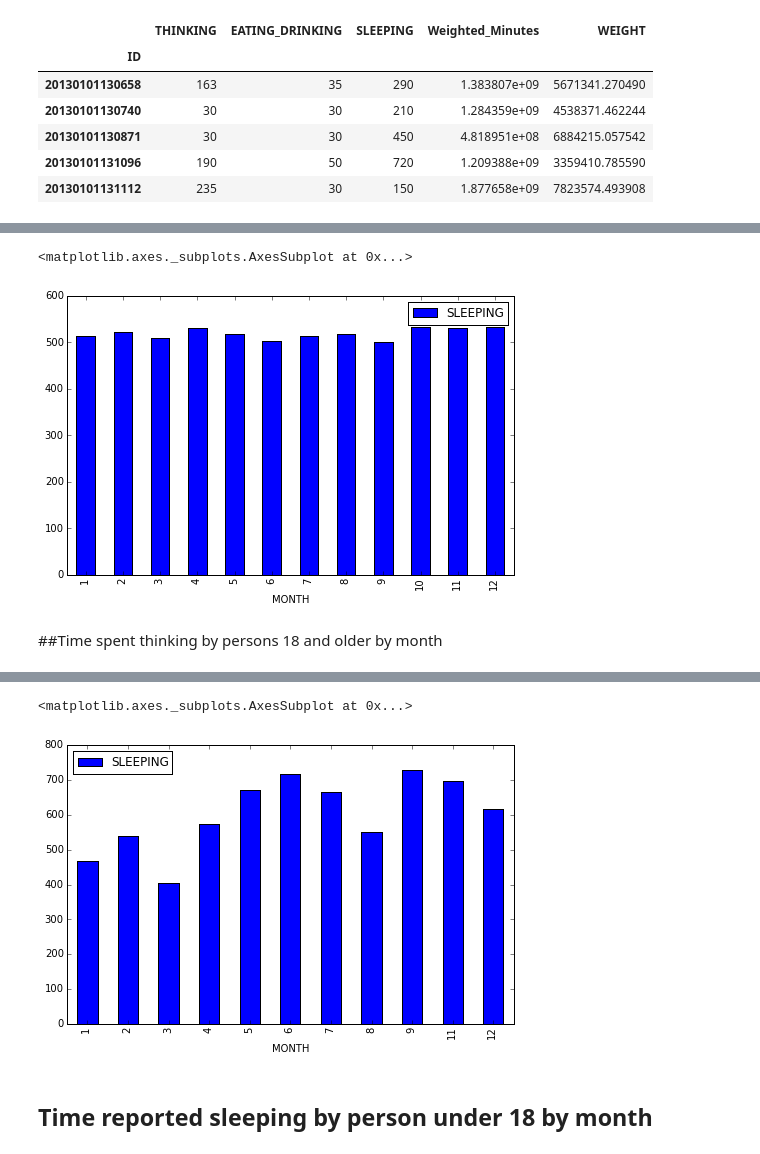
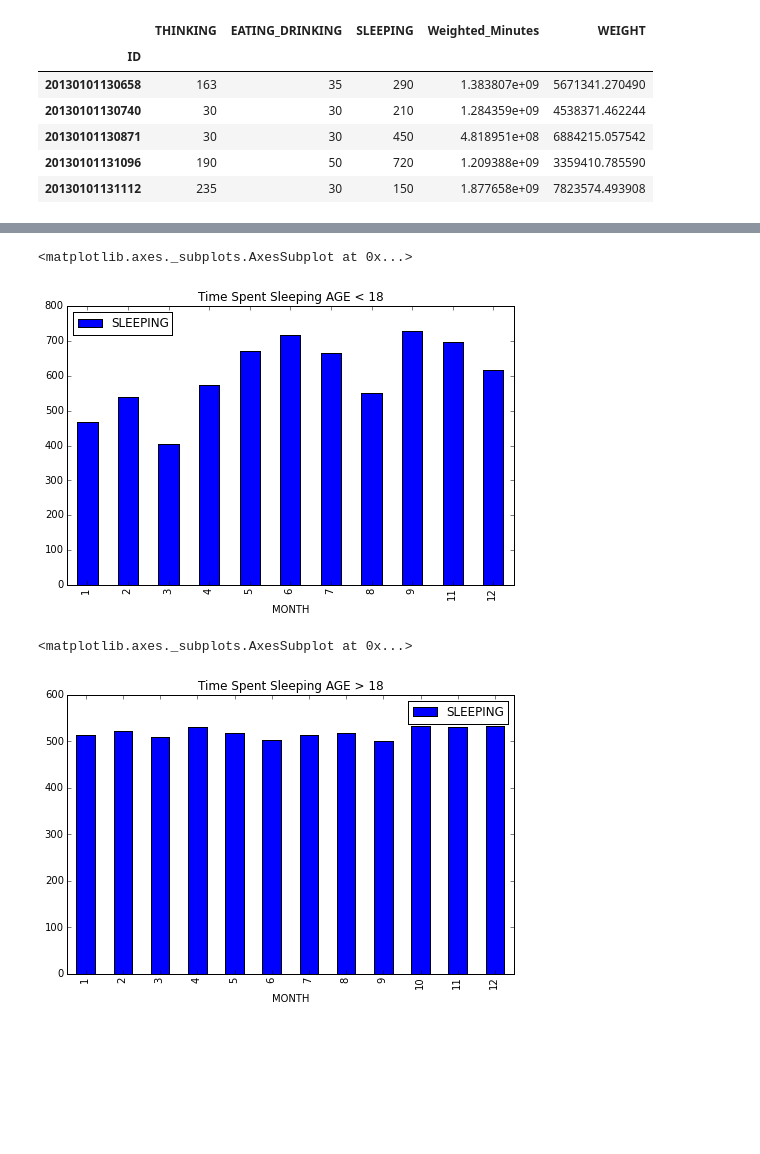
Before and after one commit to tiy-gvl-python/atus-analysis, a Jupyter notebook: Project.ipynb, the cells around one changed output, grey strips where cells are left out. Saved outputs shown, nothing was run; the diff lists cells and outputs as text; code cells hidden in the pictures; blank space fills up the shorter version.

Commit message:
I think this passes requirments

```diff
--- a/Project.ipynb
+++ b/Project.ipynb
@@ -114,11 +98,3 @@ eat.groupby(['MONTH']).mean().plot(kind='bar', figsize=(8,5))
-# %%
-sleep = mer[['SLEEPING', 'MONTH']]
-sleep.groupby(['MONTH']).mean().plot(kind='bar', figsize=(8,5))
-# %% [output]
-<matplotlib.axes._subplots.AxesSubplot at 0x...>
-[figure, removed]
-# %% [markdown]
-##Time spent thinking by persons 18 and older by month
 # %%
 kf = summary
 kf = kf[kf.AGE < 18]
@@ -127,9 +103,9 @@ kf = kf[kf.EATING_DRINKING > 0]
 kf = kf[['ID', 'THINKING', 'EATING_DRINKING', 'SLEEPING', 'Weighted_Minutes', 'WEIGHT']]
 kf.index = kf.ID
 # %%
-nf = kf[['THINKING', 'EATING_DRINKING', 'SLEEPING', 'Weighted_Minutes', 'WEIGHT']]
-nf = nf.sort_index()
-nf = nf[nf.EATING_DRINKING > 0]
-nf = nf[nf.THINKING > 0]
-nf = nf[nf.SLEEPING > 0]
+nkf = kf[['THINKING', 'EATING_DRINKING', 'SLEEPING', 'Weighted_Minutes', 'WEIGHT']]
+nkf = nkf.sort_index()
+nkf = nkf[nkf.EATING_DRINKING > 0]
+nkf = nkf[nkf.THINKING > 0]
+nkf = nkf[nkf.SLEEPING > 0]
 # %%
@@ -149,11 +125,15 @@ mer.head()
 | 20130201130903 | 198 | 20 | 360 | 5.743618e+09 | 25527192.574877 | 2013 | 2 |
 | 20130201131012 | 112 | 45 | 600 | 2.930741e+09 | 6994607.640106 | 2013 | 2 |
 | 20130201131263 | 20 | 45 | 457 | 5.420518e+08 | 7227357.087550 | 2013 | 2 |
+# %%
+sleep = mer_two[['SLEEPING', 'MONTH']]
+sleep.groupby(['MONTH']).mean().plot(kind='bar', figsize=(8,5), title='Time Spent Sleeping AGE < 18')
+# %% [output]
+<matplotlib.axes._subplots.AxesSubplot at 0x...>
+[figure, added]
 # %%
 sleep = mer[['SLEEPING', 'MONTH']]
-sleep.groupby(['MONTH']).mean().plot(kind='bar', figsize=(8,5))
+sleep.groupby(['MONTH']).mean().plot(kind='bar', figsize=(8,5), title='Time Spent Sleeping AGE > 18')
 # %% [output]
 <matplotlib.axes._subplots.AxesSubplot at 0x...>
-[figure, old version]
+[figure, new version]
-# %% [markdown]
-## Time reported sleeping by person under 18 by month
```
Also changed, not shown: parts of 14 cells of this notebook.
